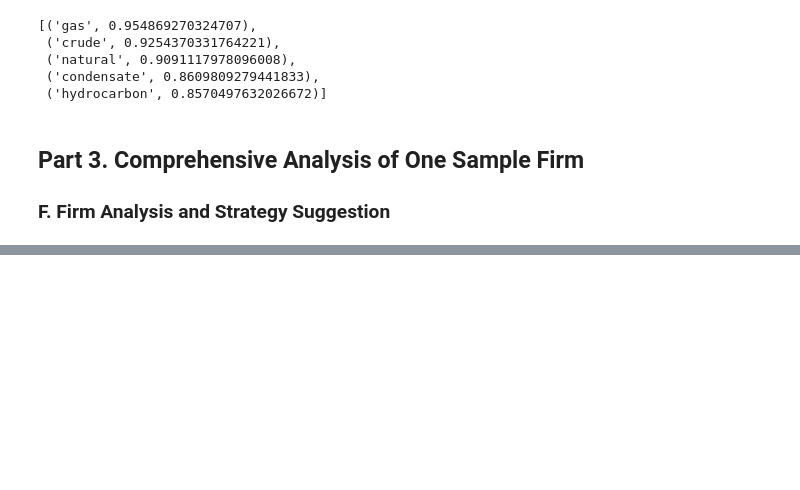
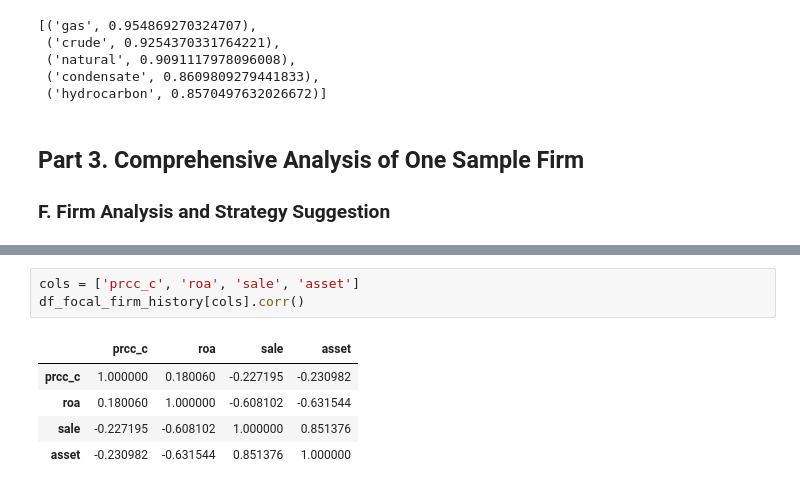
Before and after one commit to davidzc01/BAIT508_Industry_Analysis, a Jupyter notebook: Industry analysis.ipynb, the cells around one changed output, grey strips where cells are left out. Drawn from its saved outputs; the diff is of its cells as text; blank space fills up the shorter version.

```diff
--- a/Industry analysis.ipynb
+++ b/Industry analysis.ipynb
@@ -383,0 +443,9 @@ model.wv.most_similar('oil', topn=5)
+# %%
+cols = ['prcc_c', 'roa', 'sale', 'asset']
+df_focal_firm_history[cols].corr()
+# %% [output]
+|  | prcc_c | roa | sale | asset |
+| prcc_c | 1.000000 | 0.180060 | -0.227195 | -0.230982 |
+| roa | 0.180060 | 1.000000 | -0.608102 | -0.631544 |
+| sale | -0.227195 | -0.608102 | 1.000000 | 0.851376 |
+| asset | -0.230982 | -0.631544 | 0.851376 | 1.000000 |
```
Also changed, not shown: parts of 11 cells of this notebook.
